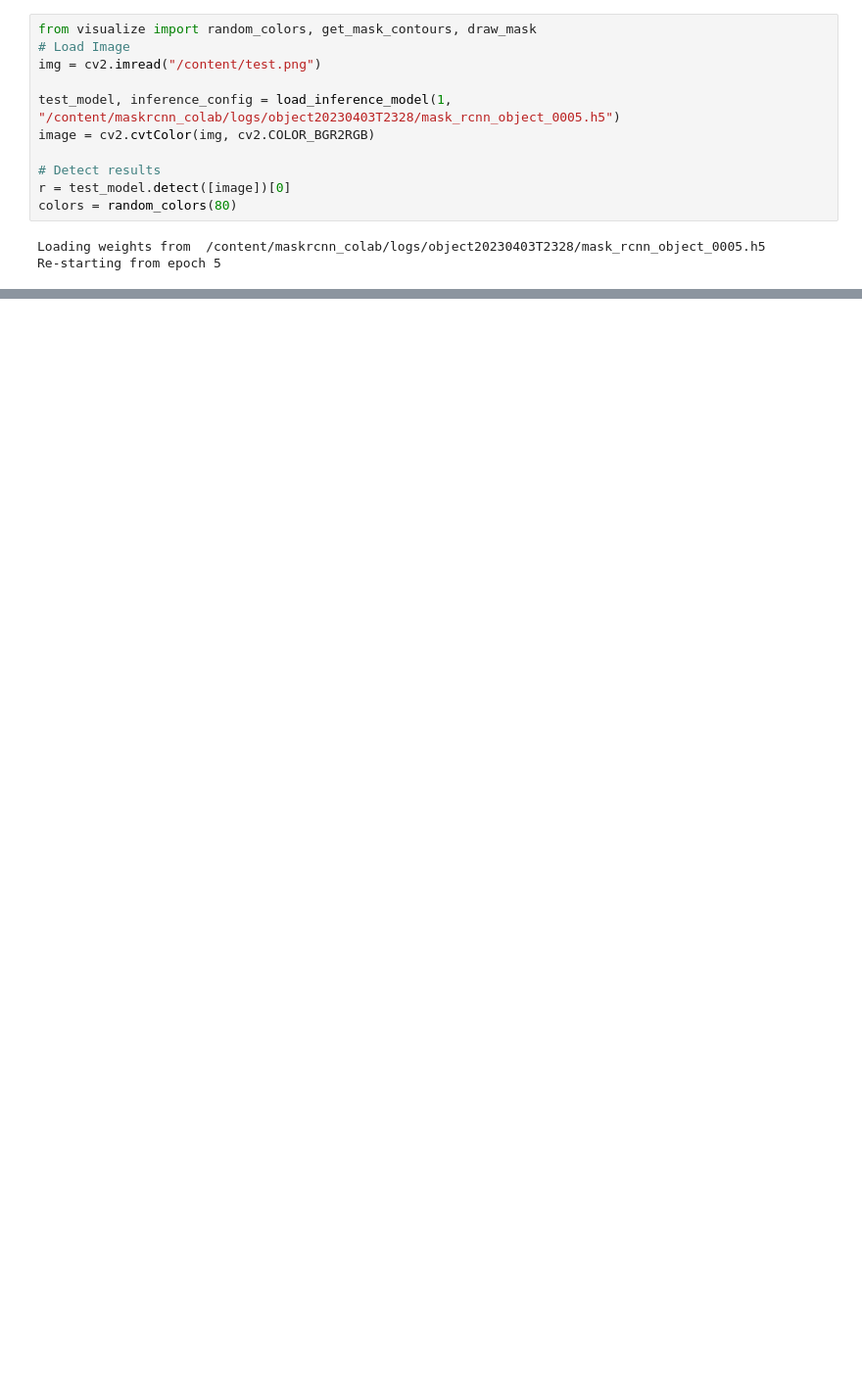
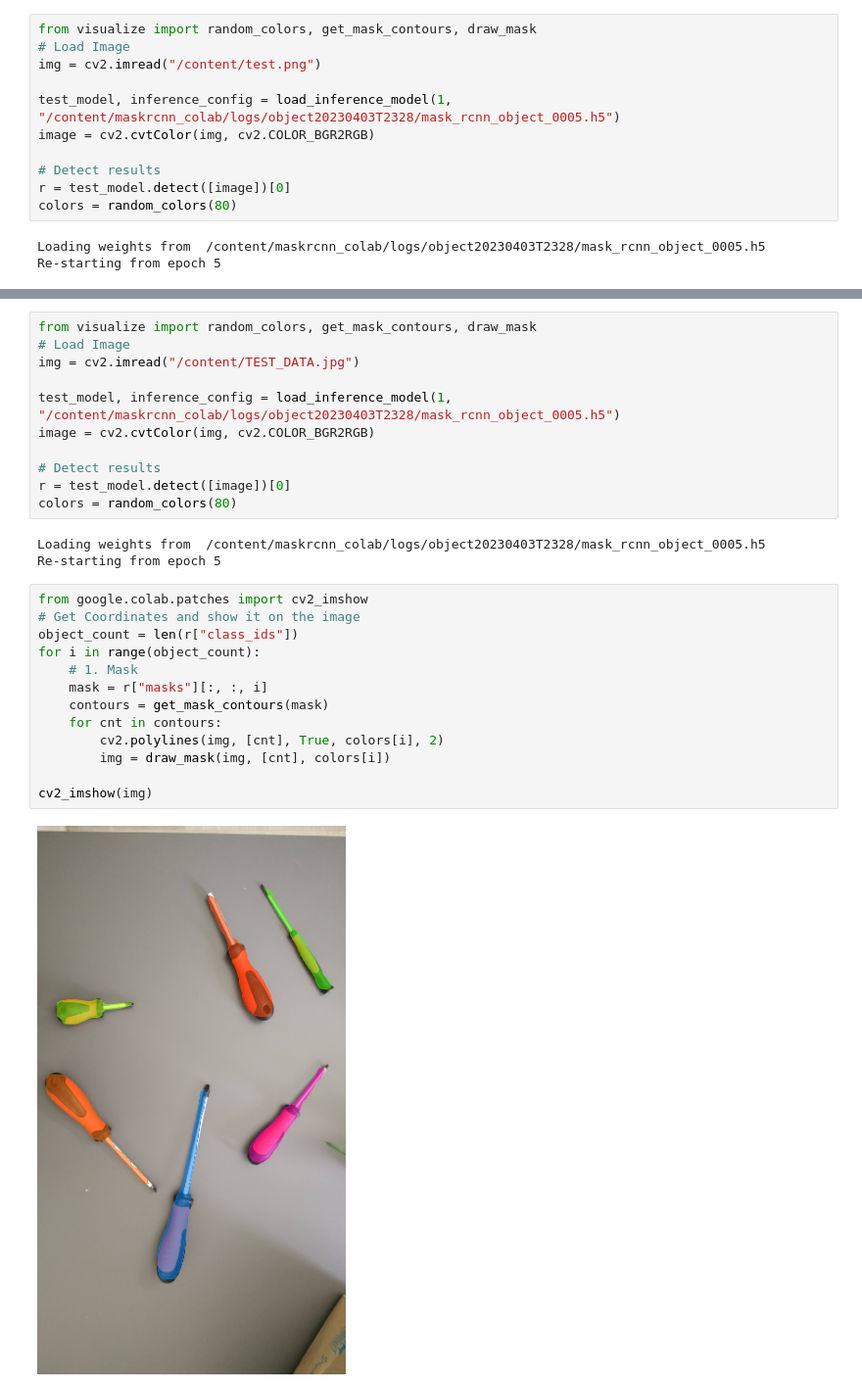
Before and after one commit to youhangkai/SHARING, a Jupyter notebook: Train_mrcnn_model.ipynb, the cells around one changed output, grey strips where cells are left out. Shown at 98% size. Cells and saved outputs as stored; diff of their text form; blank space fills up the shorter version.

```diff
--- a/Train_mrcnn_model.ipynb
+++ b/Train_mrcnn_model.ipynb
@@ -233,0 +234,29 @@ cv2_imshow(img)
+# %%
+from visualize import random_colors, get_mask_contours, draw_mask
+# Load Image
+img = cv2.imread("/content/TEST_DATA.jpg")
+
+test_model, inference_config = load_inference_model(1, "/content/maskrcnn_colab/logs/object20230403T2328/mask_rcnn_object_0005.h5")
+image = cv2.cvtColor(img, cv2.COLOR_BGR2RGB)
+
+# Detect results
+r = test_model.detect([image])[0]
+colors = random_colors(80)
+# %% [output]
+Loading weights from  /content/maskrcnn_colab/logs/object20230403T2328/mask_rcnn_object_0005.h5
+Re-starting from epoch 5
+# %%
+from google.colab.patches import cv2_imshow
+# Get Coordinates and show it on the image
+object_count = len(r["class_ids"])
+for i in range(object_count):
+    # 1. Mask
+    mask = r["masks"][:, :, i]
+    contours = get_mask_contours(mask)
+    for cnt in contours:
+        cv2.polylines(img, [cnt], True, colors[i], 2)
+        img = draw_mask(img, [cnt], colors[i])
+
+cv2_imshow(img)
+# %% [output]
+[figure, added]
```
Also changed, not shown: parts of 1 cell of this notebook.
